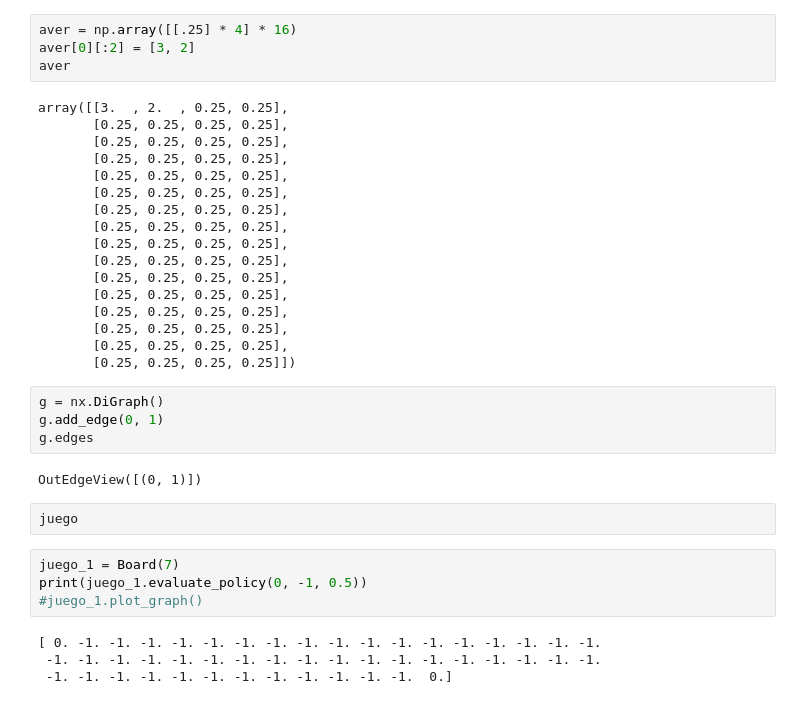
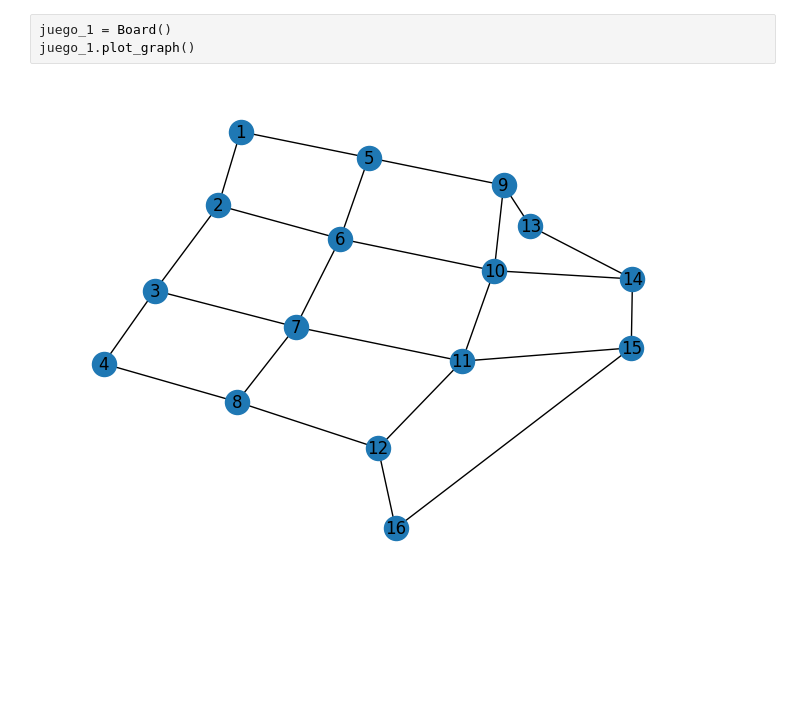
Before and after one commit to castagninojose/opti, a Jupyter notebook: src/reinforcement_lenin/notebooks/nb.ipynb, the cells around one changed output. Cells and saved outputs as stored; diff of their text form; blank space fills up the shorter version.

Commit message:
redefine graph as property

```diff
--- a/src/reinforcement_lenin/notebooks/nb.ipynb
+++ b/src/reinforcement_lenin/notebooks/nb.ipynb
@@ -37,37 +9,5 @@ aver
-# %%
-aver = np.array([[.25] * 4] * 16)
-aver[0][:2] = [3, 2]
-aver
-# %% [output]
-array([[3.  , 2.  , 0.25, 0.25],
-       [0.25, 0.25, 0.25, 0.25],
-       [0.25, 0.25, 0.25, 0.25],
-       [0.25, 0.25, 0.25, 0.25],
-       [0.25, 0.25, 0.25, 0.25],
-       [0.25, 0.25, 0.25, 0.25],
-       [0.25, 0.25, 0.25, 0.25],
-       [0.25, 0.25, 0.25, 0.25],
-       [0.25, 0.25, 0.25, 0.25],
-       [0.25, 0.25, 0.25, 0.25],
-       [0.25, 0.25, 0.25, 0.25],
-       [0.25, 0.25, 0.25, 0.25],
-       [0.25, 0.25, 0.25, 0.25],
-       [0.25, 0.25, 0.25, 0.25],
-       [0.25, 0.25, 0.25, 0.25],
-       [0.25, 0.25, 0.25, 0.25]])
-# %%
-g = nx.DiGraph()
-g.add_edge(0, 1)
-g.edges
-# %% [output]
-OutEdgeView([(0, 1)])
-# %%
-juego
 # %%
-juego_1 = Board(7)
-print(juego_1.evaluate_policy(0, -1, 0.5))
-#juego_1.plot_graph()
+juego_1 = Board()
+juego_1.plot_graph()
 # %% [output]
-[ 0. -1. -1. -1. -1. -1. -1. -1. -1. -1. -1. -1. -1. -1. -1. -1. -1. -1.
- -1. -1. -1. -1. -1. -1. -1. -1. -1. -1. -1. -1. -1. -1. -1. -1. -1. -1.
- -1. -1. -1. -1. -1. -1. -1. -1. -1. -1. -1. -1.  0.]
+[figure, added]
```
Also changed, not shown: parts of 10 cells of this notebook, 1 other file.
